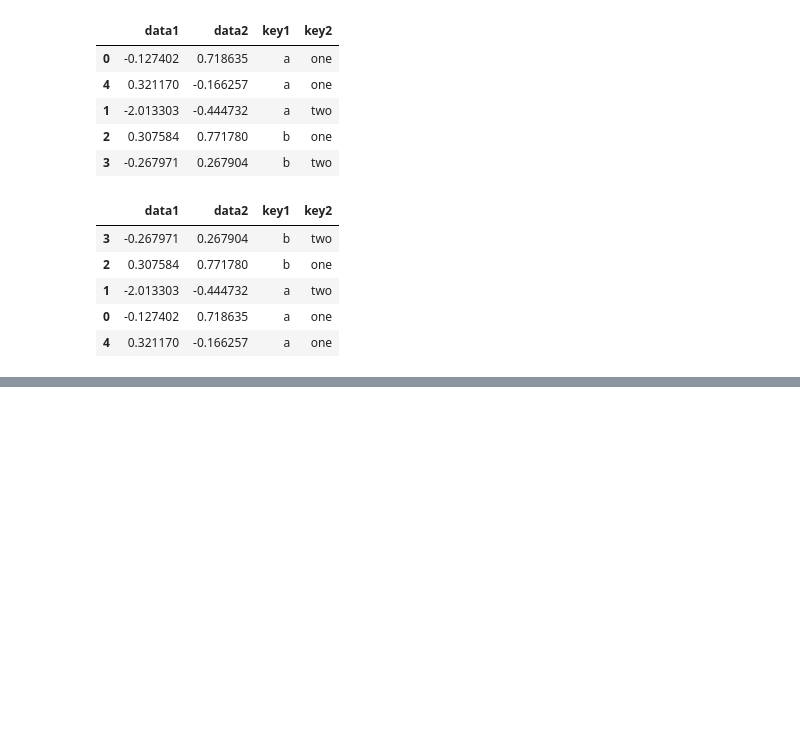
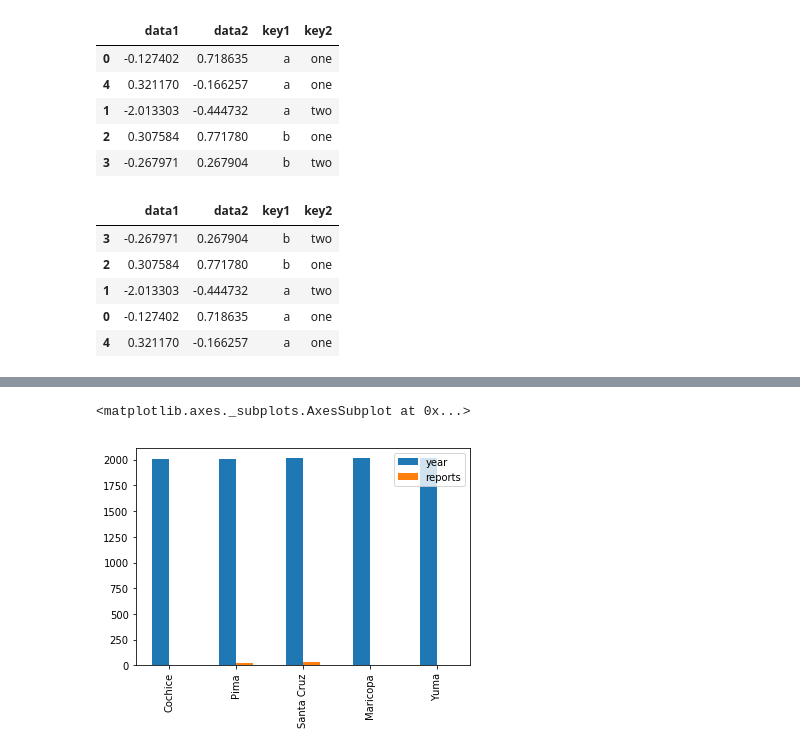
Before and after one commit to lizhicq/AI-course, a Jupyter notebook: 04 - 机器学习实战/W1 - LA House Price/Pandas CheatSheet.ipynb, the cells around one changed output, grey strips where cells are left out. Cells and saved outputs as stored; diff of their text form; code cells hidden in the pictures; blank space fills up the shorter version.

```diff
--- a/04 - 机器学习实战/W1 - LA House Price/Pandas CheatSheet.ipynb
+++ b/04 - 机器学习实战/W1 - LA House Price/Pandas CheatSheet.ipynb
@@ -259,0 +378,5 @@ df2.sort_values(by=['key1', 'key2'], ascending=False)
+# %%
+df3.plot.bar()
+# %% [output]
+<matplotlib.axes._subplots.AxesSubplot at 0x...>
+[figure, added]
```
Also changed, not shown: parts of 26 cells of this notebook, 2 other files.
